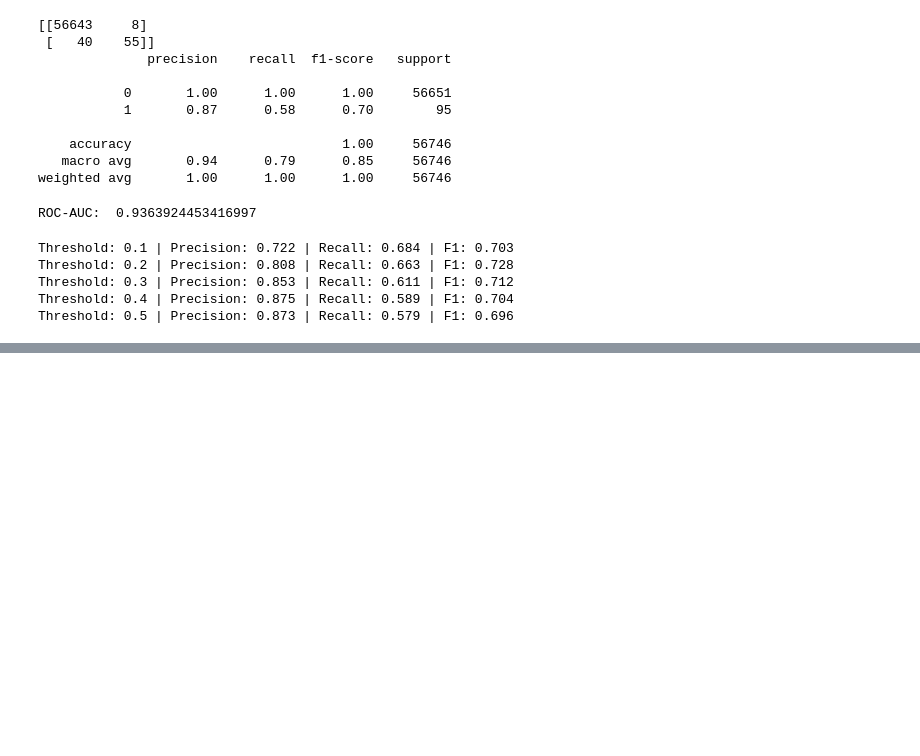
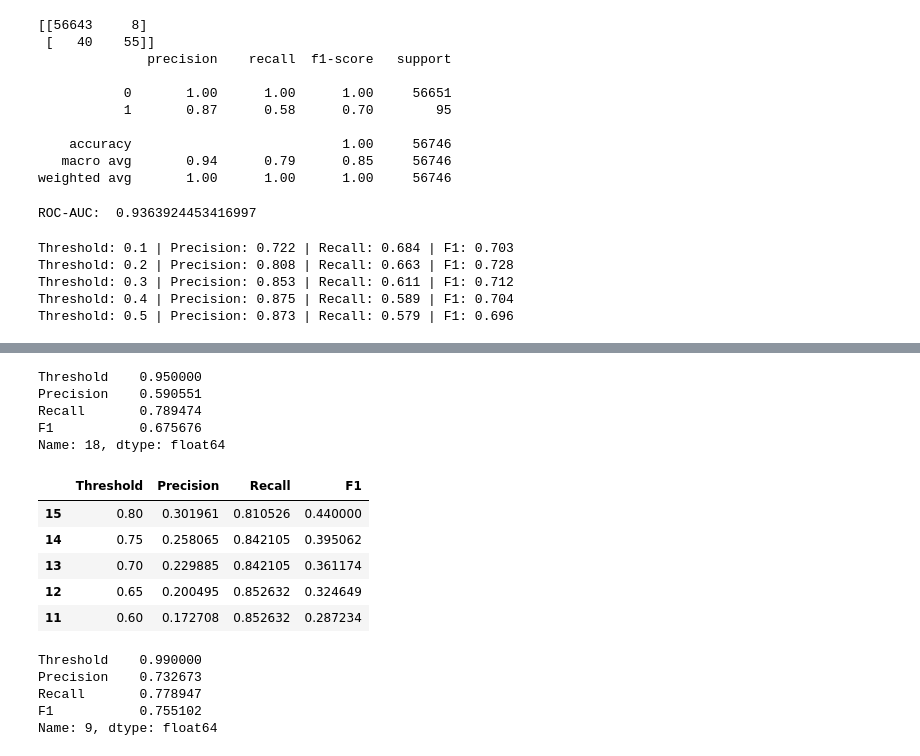
Before and after one commit to Muizzkarim10/CreditCardFraudDetection, a Jupyter notebook: notebooks/eda.ipynb, the cells around one changed output, grey strips where cells are left out. Drawn from its saved outputs; the diff is of its cells as text; code cells hidden in the pictures; blank space fills up the shorter version.

```diff
--- a/notebooks/eda.ipynb
+++ b/notebooks/eda.ipynb
@@ -259,0 +398,50 @@ Threshold: 0.5 | Precision: 0.873 | Recall: 0.579 | F1: 0.696
+# %%
+threshold_df.loc[
+    threshold_df["F1"].idxmax()
+]
+# %% [output]
+Threshold    0.950000
+Precision    0.590551
+Recall       0.789474
+F1           0.675676
+Name: 18, dtype: float64
+# %%
+threshold_df[
+    threshold_df["Recall"] >= 0.80
+].sort_values(
+    "Precision",
+    ascending=False
+).head()
+# %% [output]
+|  | Threshold | Precision | Recall | F1 |
+| 15 | 0.80 | 0.301961 | 0.810526 | 0.440000 |
+| 14 | 0.75 | 0.258065 | 0.842105 | 0.395062 |
+| 13 | 0.70 | 0.229885 | 0.842105 | 0.361174 |
+| 12 | 0.65 | 0.200495 | 0.852632 | 0.324649 |
+| 11 | 0.60 | 0.172708 | 0.852632 | 0.287234 |
+# %%
+thresholds = np.arange(0.90, 1.001, 0.01)
+
+results = []
+
+for threshold in thresholds:
+    y_pred = (y_prob_smote >= threshold).astype(int)
+
+    results.append({
+        "Threshold": threshold,
+        "Precision": precision_score(y_test, y_pred, zero_division=0),
+        "Recall": recall_score(y_test, y_pred),
+        "F1": f1_score(y_test, y_pred)
+    })
+
+fine_threshold_df = pd.DataFrame(results)
+
+fine_threshold_df.loc[
+    fine_threshold_df["F1"].idxmax()
+]
+# %% [output]
+Threshold    0.990000
+Precision    0.732673
+Recall       0.778947
+F1           0.755102
+Name: 9, dtype: float64
```
Also changed, not shown: parts of 10 cells of this notebook, 1 other file.
